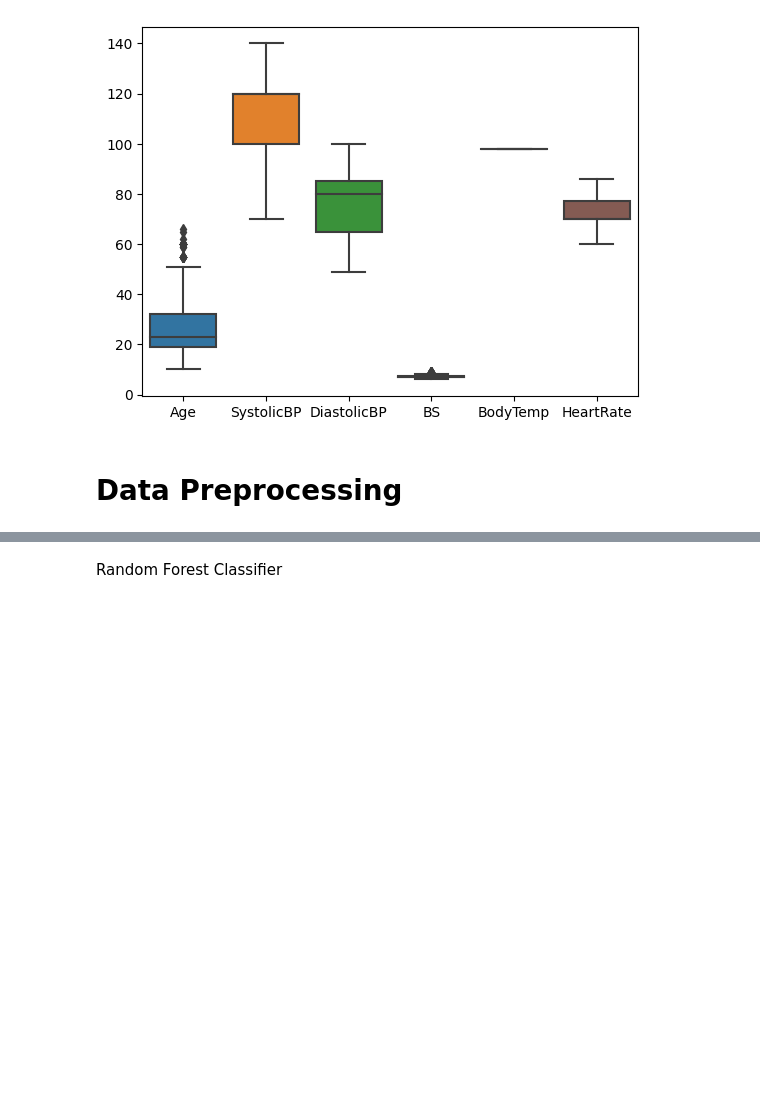
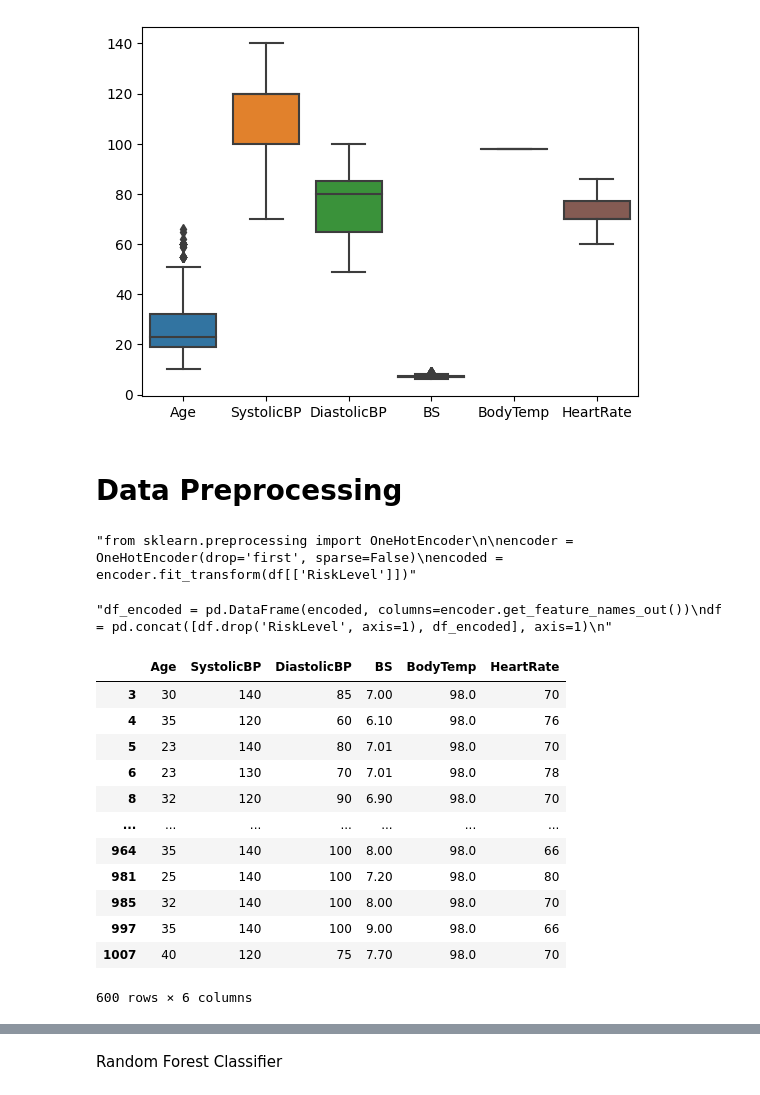
Before and after one commit to shyam007-srec/Sonar-Rock-vs-Mine-Prediction---Machine-Learning-Project, a Jupyter notebook: structural-health-monitoring-using-iot-and-ml.ipynb, the cells around one changed output, grey strips where cells are left out. Saved outputs shown, nothing was run; the diff lists cells and outputs as text; code cells hidden in the pictures; blank space fills up the shorter version.

```diff
--- a/structural-health-monitoring-using-iot-and-ml.ipynb
+++ b/structural-health-monitoring-using-iot-and-ml.ipynb
@@ -123,3 +121,16 @@ sns.boxplot(data=df.select_dtypes(include=['float64','int64']))
 [figure]
 # %% [markdown]
 # Data Preprocessing
+# %%
+'''from sklearn.preprocessing import OneHotEncoder
+
+encoder = OneHotEncoder(drop='first', sparse=False)
+encoded = encoder.fit_transform(df[['RiskLevel']])'''
+# %% [output]
+"from sklearn.preprocessing import OneHotEncoder\n\nencoder = OneHotEncoder(drop='first', sparse=False)\nencoded = encoder.fit_transform(df[['RiskLevel']])"
+# %%
+'''df_encoded = pd.DataFrame(encoded, columns=encoder.get_feature_names_out())
+df = pd.concat([df.drop('RiskLevel', axis=1), df_encoded], axis=1)
+'''
+# %% [output]
+"df_encoded = pd.DataFrame(encoded, columns=encoder.get_feature_names_out())\ndf = pd.concat([df.drop('RiskLevel', axis=1), df_encoded], axis=1)\n"
@@ -128,0 +142,16 @@ y = df["RiskLevel"]
+# %%
+X
+# %% [output]
+|  | Age | SystolicBP | DiastolicBP | BS | BodyTemp | HeartRate |
+| 3 | 30 | 140 | 85 | 7.00 | 98.0 | 70 |
+| 4 | 35 | 120 | 60 | 6.10 | 98.0 | 76 |
+| 5 | 23 | 140 | 80 | 7.01 | 98.0 | 70 |
+| 6 | 23 | 130 | 70 | 7.01 | 98.0 | 78 |
+| 8 | 32 | 120 | 90 | 6.90 | 98.0 | 70 |
+| ... | ... | ... | ... | ... | ... | ... |
+| 964 | 35 | 140 | 100 | 8.00 | 98.0 | 66 |
+| 981 | 25 | 140 | 100 | 7.20 | 98.0 | 80 |
+| 985 | 32 | 140 | 100 | 8.00 | 98.0 | 70 |
+| 997 | 35 | 140 | 100 | 9.00 | 98.0 | 66 |
+| 1007 | 40 | 120 | 75 | 7.70 | 98.0 | 70 |
+600 rows × 6 columns
```
Also changed, not shown: parts of 17 cells of this notebook.
